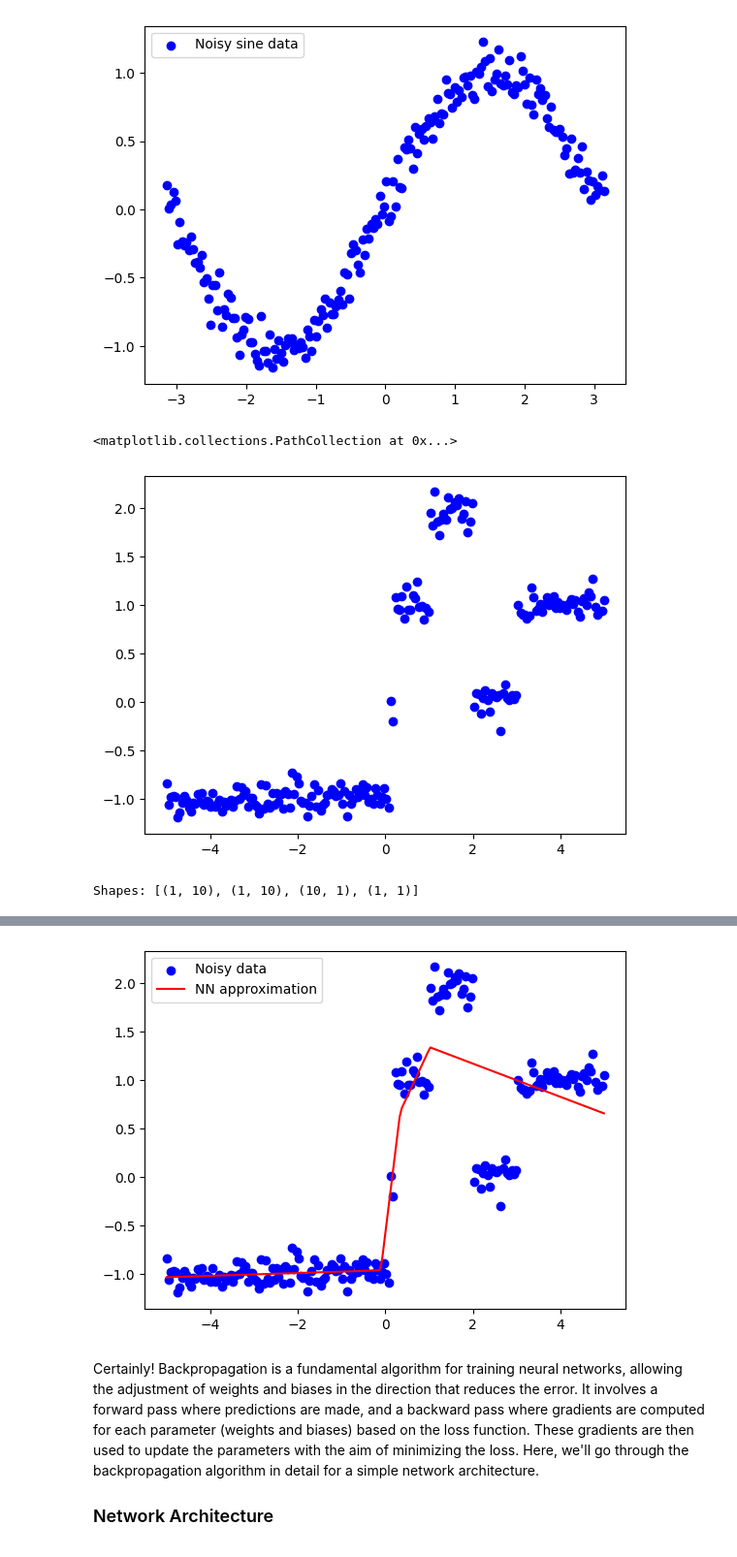
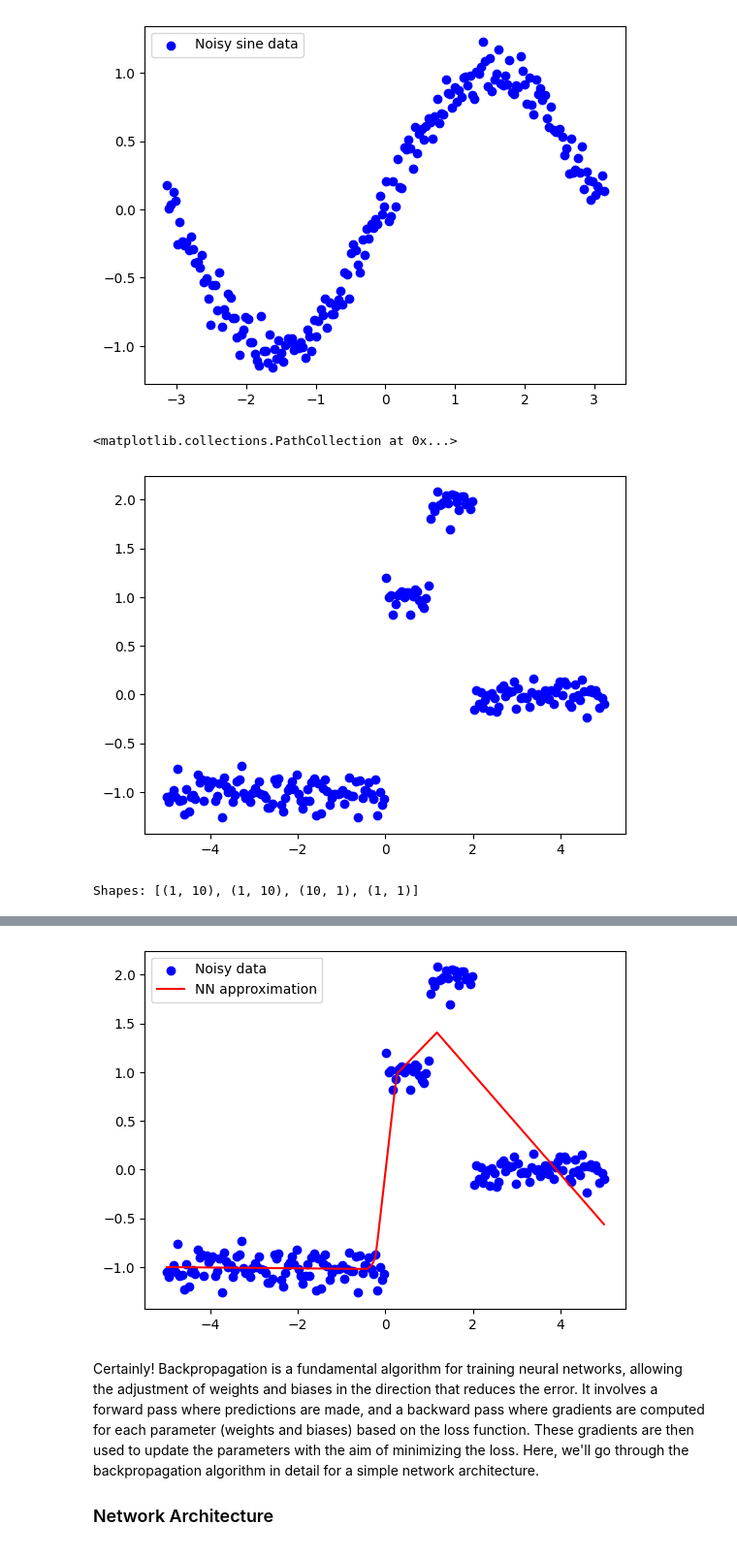
Before and after one commit to johntango/GradientDescent, a Jupyter notebook: universalApproxNN.ipynb, the cells around one changed output, grey strips where cells are left out. Shown: that part at 97% size. Saved outputs shown, nothing was run; the diff lists cells and outputs as text; code cells hidden in the pictures.

```diff
--- a/universalApproxNN.ipynb
+++ b/universalApproxNN.ipynb
@@ -18,7 +18,7 @@ plt.show()
 # %%
 # generate a step function that goes both up and then back down for the neural net
 def step_function(x):
-    return 1 * (x > 0.2) - 1 * (x < 0.1) + 1 *(x > 1) - 2 * (x > 2) + 1 * (x > 3)
+    return  - 1 * (x < 0) + 1 * (x > 0.0) + 1 * (x > 1) - 2 * (x > 2)
 # generate noisy data for the function that goes both up and then back down for the neural net
 x = np.linspace(-5, 5, 200).reshape(-1, 1)  # Reshape for matrix operations
 y_true = step_function(x) + np.random.normal(0, 0.1, x.shape)
@@ -26,7 +26,7 @@ y_true = step_function(x) + np.random.normal(0, 0.1, x.shape)
 plt.scatter(x, y_true, color='blue', label='Noisy step data')
 # %% [output]
 <matplotlib.collections.PathCollection at 0x...>
-[figure, old version]
+[figure, new version]
 # %%
 n_input = 1  # Number of input neurons (1 for x)
 n_hidden = 10  # Number of hidden neurons
@@ -75,7 +75,7 @@ for epoch in range(n_epochs):
     W2 -= learning_rate * dW2
     b2 -= learning_rate * db2
 
-    if epoch % 1000 == 0:
+    if epoch % 100 == 0:
         print(f"Epoch {epoch}, Loss: {loss}")
 
 # Plot the results
@@ -97,4 +104,4 @@ Epoch 9000, Loss: 0.09590375626869635
-[figure, old version]
+[figure, new version]
 # %% [markdown]
 Certainly! Backpropagation is a fundamental algorithm for training neural networks, allowing the adjustment of weights and biases in the direction that reduces the error. It involves a forward pass where predictions are made, and a backward pass where gradients are computed for each parameter (weights and biases) based on the loss function. These gradients are then used to update the parameters with the aim of minimizing the loss. Here, we'll go through the backpropagation algorithm in detail for a simple network architecture.
 
```
Also changed, not shown: parts of 1 cell of this notebook.
